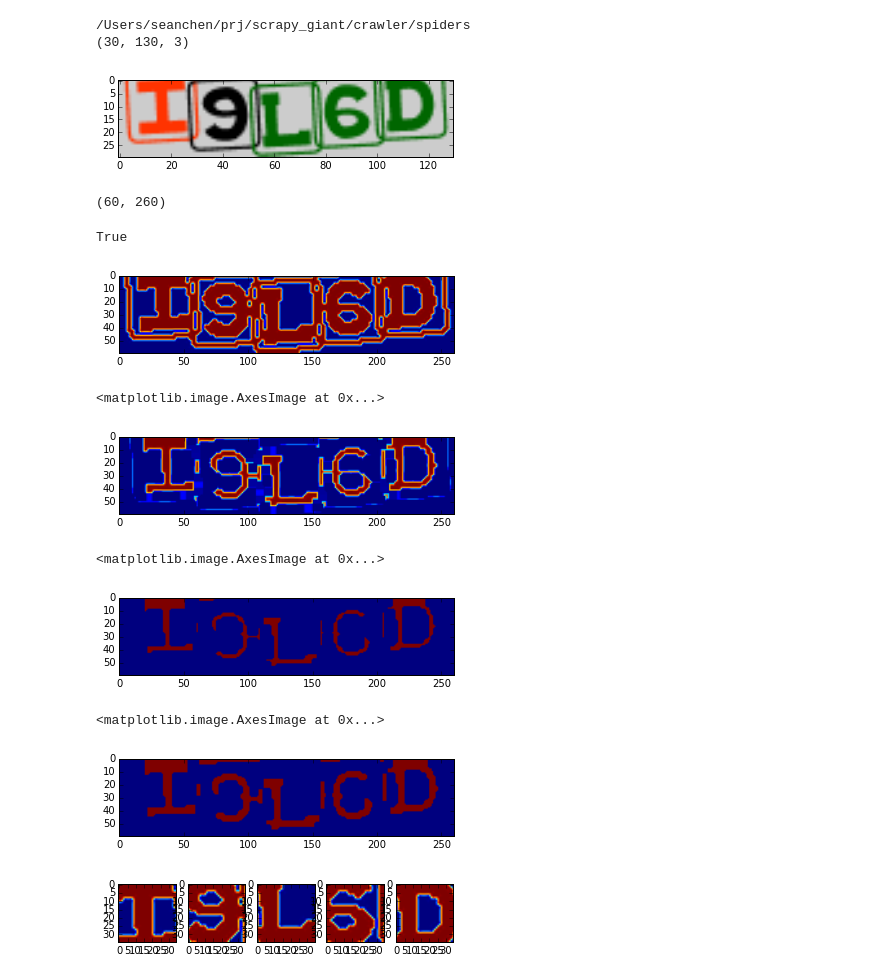
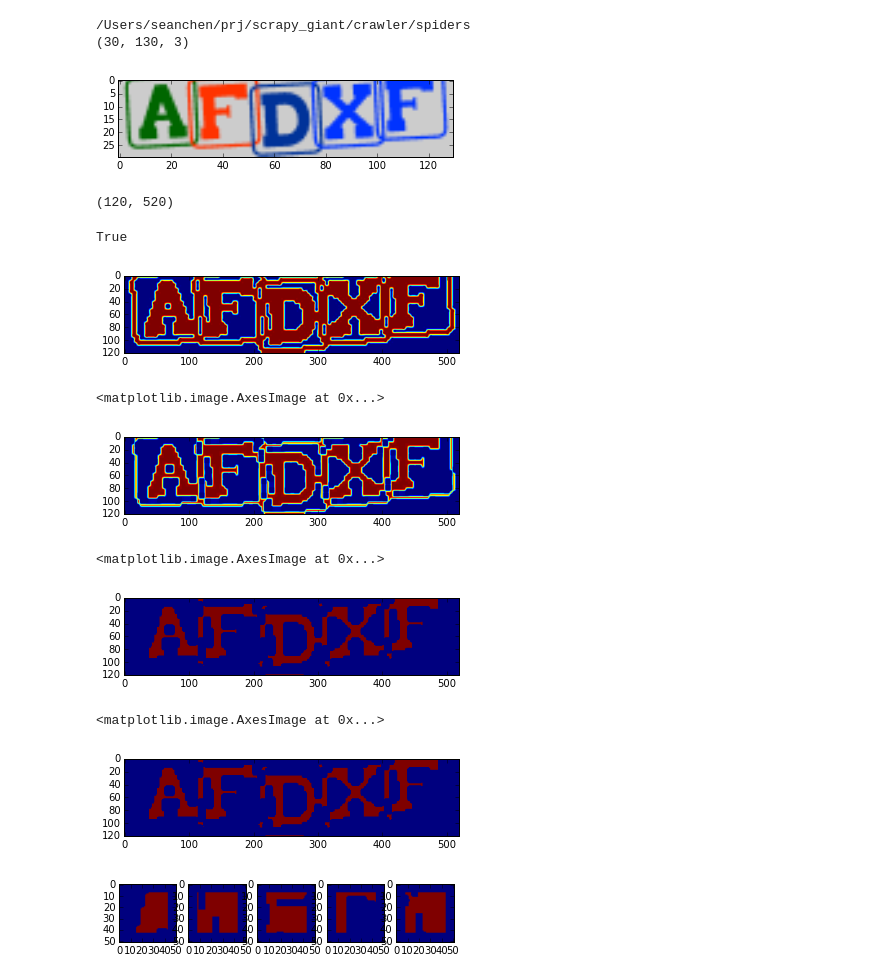
Before and after one commit to funningboy/scrapy_giant, a Jupyter notebook: crawler/spiders/otc_captcha_break.ipynb, the cells around one changed output. Drawn from its saved outputs; the diff is of its cells as text; code cells hidden in the pictures.

```diff
--- a/crawler/spiders/otc_captcha_break.ipynb
+++ b/crawler/spiders/otc_captcha_break.ipynb
@@ -1,25 +1,25 @@
 # %%
 %matplotlib inline
 
 import matplotlib.pyplot as plt
 import cv2
 import os
 import cv
 import numpy as np
 import random
 
 cwd = os.getcwd()
 print cwd
 
 # raw img display
-image = cv2.imread("./train/otc_test1.png")
+image = cv2.imread("./train/otc_test0.png")
 #print image
 plt.imshow(image)
 print image.shape
 # %% [output]
 /Users/seanchen/prj/scrapy_giant/crawler/spiders
 (30, 130, 3)
-[figure, old version]
+[figure, new version]
 # %%
 def resize(img, resize=1):
     # scalar must be int
@@ -40,9 +40,9 @@ plt.imshow(gray)
 print gray.shape
 cv2.imwrite("./train/otc_test_new_%0d.png" %(1), gray)
 # %% [output]
-(60, 260)
+(120, 520)
 True
-[figure, old version]
+[figure, new version]
 # %%
 def erosion(img):
     # try to reduce noise boundary line
@@ -54,7 +54,7 @@ ersimg = erosion(gray)
 plt.imshow(ersimg)
 # %% [output]
 <matplotlib.image.AxesImage at 0x...>
-[figure, old version]
+[figure, new version]
 # %%
 def dilation(img):
     kernel = np.ones((2,2),np.uint8)
@@ -77,7 +77,7 @@ ff = bitwise_and_noise_reduce(ersimg)
 plt.imshow(ff)
 # %% [output]
 <matplotlib.image.AxesImage at 0x...>
-[figure, old version]
+[figure, new version]
 # %%
 def iter_find_best_char_index(img, bund=1, limit=5):
     # feature select order by roll win area size
@@ -125,24 +141,25 @@ bkimg = clone_img_to_blank(gray, 0)
 
 tmpimg = gray
 for i in range(1):
-    tmpimg = dilation(bitwise_and_noise_reduce(erosion(tmpimg)))
+    tmpimg = bitwise_and_noise_reduce(erosion(tmpimg))
 
 nwimg = tmpimg
-plt.imshow(nwimg)
+plt.imshow(tmpimg)
 # %% [output]
 <matplotlib.image.AxesImage at 0x...>
-[figure, old version]
+[figure, new version]
 # %%
 fig = plt.figure()
 i =0
 
 pic_v = []
+# circular seqs
 ADJUST_SEQS = [
-    ('down', random.randint(1, 3)),
-    ('left', random.randint(1, 3)),
-    ('up',   random.randint(1, 3)),
-    ('right', random.randint(1, 3)),
-    ('down', random.randint(1, 3))
+    ('down', random.randint(0, 2)),
+    ('left', random.randint(4, 8)),
+    ('up',   random.randint(0, 2)),
+    ('left', random.randint(4, 8)),
+    ('down', random.randint(0, 2))
 ]
 
 for bund in iter_find_best_char_index(nwimg, 1, 5):
@@ -150,12 +167,14 @@ for bund in iter_find_best_char_index(nwimg, 1, 5):
     args = (x, y, nwimg.shape, ADJUST_SEQS[i][0], ADJUST_SEQS[i][1])
     x,y = zip(*adjust_char_index(*args))
     ff = gray[y[0]:y[1],x[0]:x[1]]
-    pic_v.append(ff)
+    nwff = blank_boundary_edge(ff.copy(), 8)
+    nwff = bitwise_and_noise_reduce(nwff)
+    pic_v.append(nwff)
     a = fig.add_subplot(1, 5, i+1)
-    plt.imshow(ff)
+    plt.imshow(nwff)
     i+=1
 # %% [output]
-[figure, old version]
+[figure, new version]
 # %%
 import subprocess
 import pytesser
```
Also changed, not shown: parts of 4 cells of this notebook, 5 other files.
